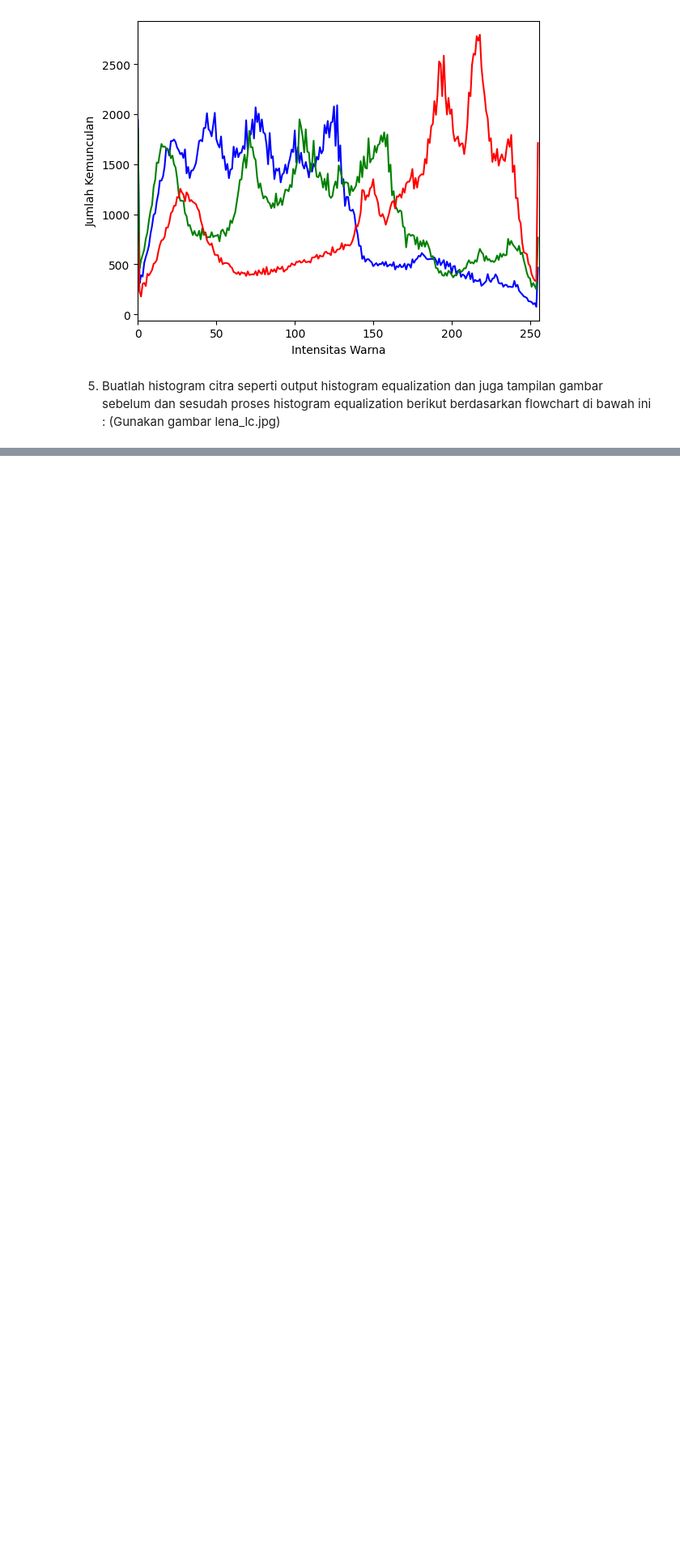
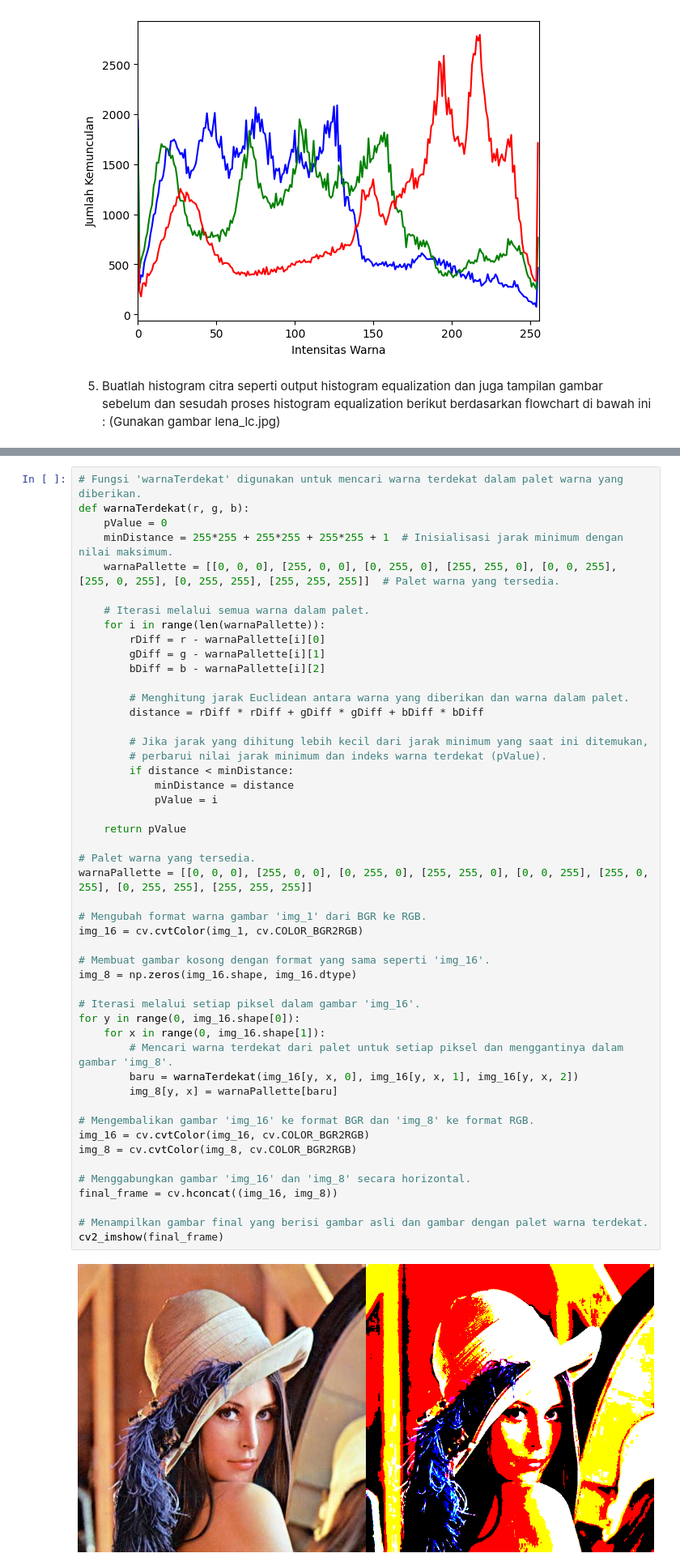
Before and after one commit to shofiaayuu/PCVK_Ganjil_2023, a Jupyter notebook: Week6.ipynb, the cells around one changed output, grey strips where cells are left out. Shown at 81% size. Drawn from its saved outputs; the diff is of its cells as text; blank space fills up the shorter version.

```diff
--- a/Week6.ipynb
+++ b/Week6.ipynb
@@ -191,0 +260,51 @@ else:
+# %%
+# Fungsi 'warnaTerdekat' digunakan untuk mencari warna terdekat dalam palet warna yang diberikan.
+def warnaTerdekat(r, g, b):
+    pValue = 0
+    minDistance = 255*255 + 255*255 + 255*255 + 1  # Inisialisasi jarak minimum dengan nilai maksimum.
+    warnaPallette = [[0, 0, 0], [255, 0, 0], [0, 255, 0], [255, 255, 0], [0, 0, 255], [255, 0, 255], [0, 255, 255], [255, 255, 255]]  # Palet warna yang tersedia.
+
+    # Iterasi melalui semua warna dalam palet.
+    for i in range(len(warnaPallette)):
+        rDiff = r - warnaPallette[i][0]
+        gDiff = g - warnaPallette[i][1]
+        bDiff = b - warnaPallette[i][2]
+
+        # Menghitung jarak Euclidean antara warna yang diberikan dan warna dalam palet.
+        distance = rDiff * rDiff + gDiff * gDiff + bDiff * bDiff
+
+        # Jika jarak yang dihitung lebih kecil dari jarak minimum yang saat ini ditemukan,
+        # perbarui nilai jarak minimum dan indeks warna terdekat (pValue).
+        if distance < minDistance:
+            minDistance = distance
+            pValue = i
+
+    return pValue
+
+# Palet warna yang tersedia.
+warnaPallette = [[0, 0, 0], [255, 0, 0], [0, 255, 0], [255, 255, 0], [0, 0, 255], [255, 0, 255], [0, 255, 255], [255, 255, 255]]
+
+# Mengubah format warna gambar 'img_1' dari BGR ke RGB.
+img_16 = cv.cvtColor(img_1, cv.COLOR_BGR2RGB)
+
+# Membuat gambar kosong dengan format yang sama seperti 'img_16'.
+img_8 = np.zeros(img_16.shape, img_16.dtype)
+
+# Iterasi melalui setiap piksel dalam gambar 'img_16'.
+for y in range(0, img_16.shape[0]):
+    for x in range(0, img_16.shape[1]):
+        # Mencari warna terdekat dari palet untuk setiap piksel dan menggantinya dalam gambar 'img_8'.
+        baru = warnaTerdekat(img_16[y, x, 0], img_16[y, x, 1], img_16[y, x, 2])
+        img_8[y, x] = warnaPallette[baru]
+
+# Mengembalikan gambar 'img_16' ke format BGR dan 'img_8' ke format RGB.
+img_16 = cv.cvtColor(img_16, cv.COLOR_BGR2RGB)
+img_8 = cv.cvtColor(img_8, cv.COLOR_BGR2RGB)
+
+# Menggabungkan gambar 'img_16' dan 'img_8' secara horizontal.
+final_frame = cv.hconcat((img_16, img_8))
+
+# Menampilkan gambar final yang berisi gambar asli dan gambar dengan palet warna terdekat.
+cv2_imshow(final_frame)
+# %% [output]
+[figure, added]
```
Also changed, not shown: parts of 7 cells of this notebook.
